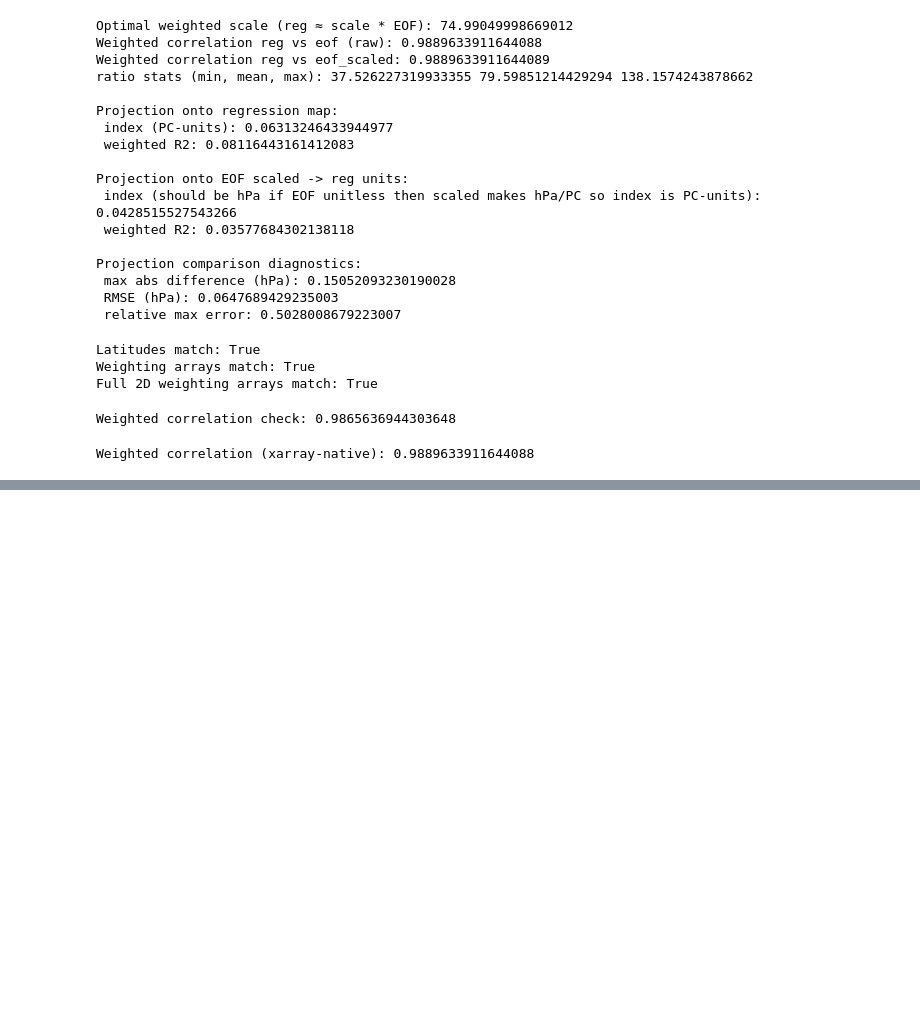
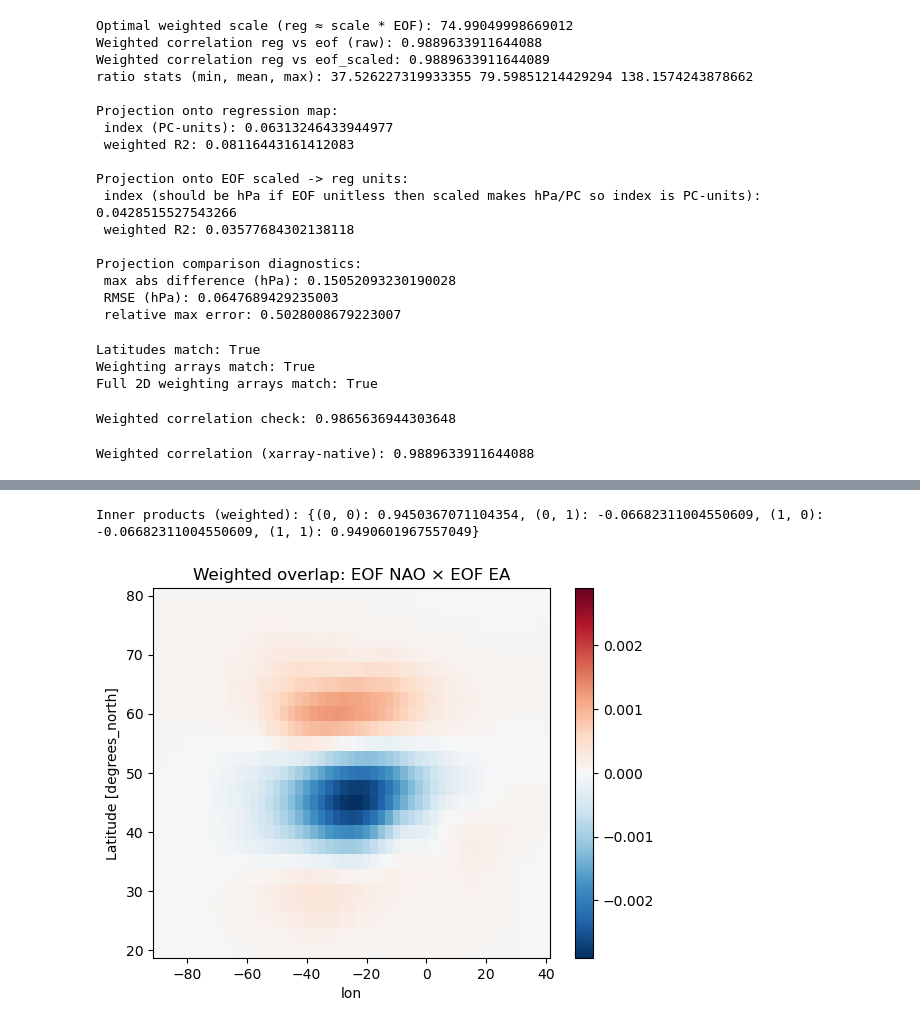
Before and after one commit to slbennie/scripts_trend_projections, a Jupyter notebook: trend_projection/RegressionvEOF.ipynb, the cells around one changed output, grey strips where cells are left out. Cells and saved outputs as stored; diff of their text form; code cells hidden in the pictures; blank space fills up the shorter version.

```diff
--- a/trend_projection/RegressionvEOF.ipynb
+++ b/trend_projection/RegressionvEOF.ipynb
@@ -447,0 +542,38 @@ Weighted correlation (xarray-native): 0.9889633911644088
+# %%
+import numpy as np
+import xarray as xr
+
+def check_orthogonality(eof_ds, modes=[0,1]):
+    """
+    Check orthogonality of EOF patterns from eofs.xarray solver.
+
+    eof_ds: xarray.DataArray with dims (mode, lat, lon)
+    modes: list of mode indices to check
+
+    Returns matrix of inner products.
+    """
+    coslat = np.cos(np.deg2rad(eof_ds.lat))
+    weights = np.sqrt(coslat)
+    weights = weights / weights.mean()  # normalize
+
+    results = {}
+    for i in modes:
+        for j in modes:
+            inner = (eof_ds.sel(mode=i) * eof_ds.sel(mode=j) * weights).sum(dim=("lat","lon"))
+            results[(i,j)] = inner.item()
+    return results
+
+# Example usage:
+# say you loaded both NAO and EA EOFs into one dataset:
+eof_all = xr.concat([eof_NAO, eof_EA], dim="mode")
+# then run:
+orth = check_orthogonality(eof_all, modes=[0,1])
+print("Inner products (weighted):", orth)
+# %% [output]
+Inner products (weighted): {(0, 0): 0.9450367071104354, (0, 1): -0.06682311004550609, (1, 0): -0.06682311004550609, (1, 1): 0.9490601967557049}
+# %%
+(eof_NAO * eof_EA * np.cos(np.deg2rad(eof_NAO.lat))).plot(cmap="RdBu_r")
+plt.title("Weighted overlap: EOF NAO × EOF EA")
+plt.show()
+# %% [output]
+[figure, added]
```
Also changed, not shown: parts of 3 cells of this notebook, 3 other files.
